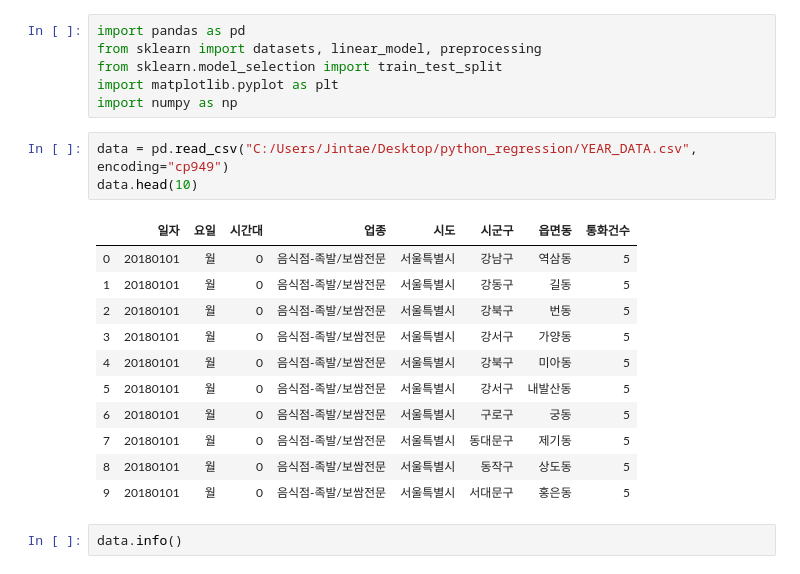
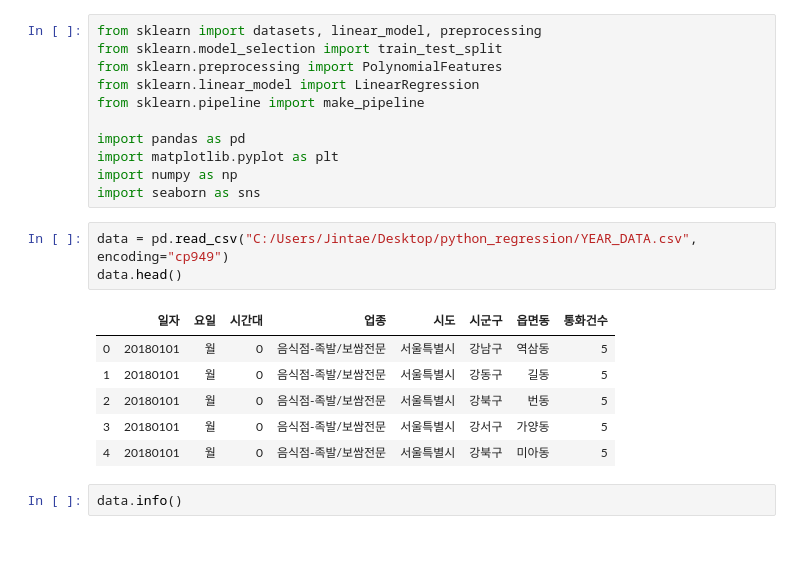
Before and after one commit to StarJins/python_regression, a Jupyter notebook: data 처리.ipynb, the cells around one changed output. Drawn from its saved outputs; the diff is of its cells as text; blank space fills up the shorter version.

```diff
--- a/data 처리.ipynb
+++ b/data 처리.ipynb
@@ -1,24 +1,24 @@
 # %%
-import pandas as pd
 from sklearn import datasets, linear_model, preprocessing
 from sklearn.model_selection import train_test_split
+from sklearn.preprocessing import PolynomialFeatures
+from sklearn.linear_model import LinearRegression
+from sklearn.pipeline import make_pipeline
+
+import pandas as pd
 import matplotlib.pyplot as plt
 import numpy as np
+import seaborn as sns
 # %%
 data = pd.read_csv("C:/Users/Jintae/Desktop/python_regression/YEAR_DATA.csv", encoding="cp949")
-data.head(10)
+data.head()
 # %% [output]
 |  | 일자 | 요일 | 시간대 | 업종 | 시도 | 시군구 | 읍면동 | 통화건수 |
 | 0 | 20180101 | 월 | 0 | 음식점-족발/보쌈전문 | 서울특별시 | 강남구 | 역삼동 | 5 |
 | 1 | 20180101 | 월 | 0 | 음식점-족발/보쌈전문 | 서울특별시 | 강동구 | 길동 | 5 |
 | 2 | 20180101 | 월 | 0 | 음식점-족발/보쌈전문 | 서울특별시 | 강북구 | 번동 | 5 |
 | 3 | 20180101 | 월 | 0 | 음식점-족발/보쌈전문 | 서울특별시 | 강서구 | 가양동 | 5 |
 | 4 | 20180101 | 월 | 0 | 음식점-족발/보쌈전문 | 서울특별시 | 강북구 | 미아동 | 5 |
-| 5 | 20180101 | 월 | 0 | 음식점-족발/보쌈전문 | 서울특별시 | 강서구 | 내발산동 | 5 |
-| 6 | 20180101 | 월 | 0 | 음식점-족발/보쌈전문 | 서울특별시 | 구로구 | 궁동 | 5 |
-| 7 | 20180101 | 월 | 0 | 음식점-족발/보쌈전문 | 서울특별시 | 동대문구 | 제기동 | 5 |
-| 8 | 20180101 | 월 | 0 | 음식점-족발/보쌈전문 | 서울특별시 | 동작구 | 상도동 | 5 |
-| 9 | 20180101 | 월 | 0 | 음식점-족발/보쌈전문 | 서울특별시 | 서대문구 | 홍은동 | 5 |
 # %%
 data.info()
 # %% [output]
```
Also changed, not shown: parts of 14 cells of this notebook, 11 other files.
